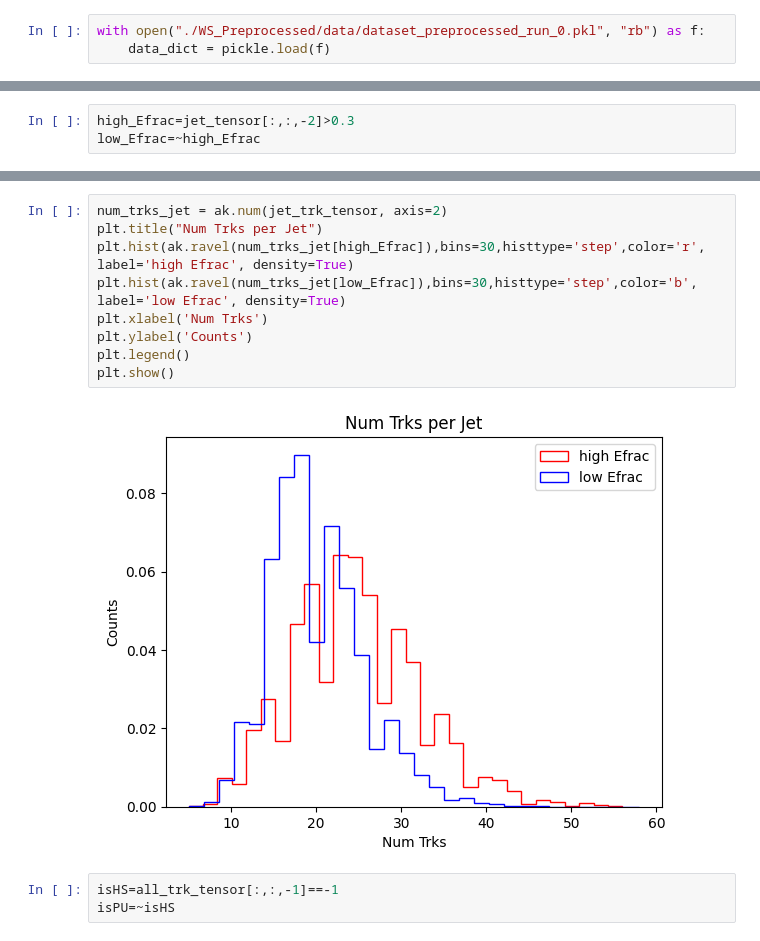
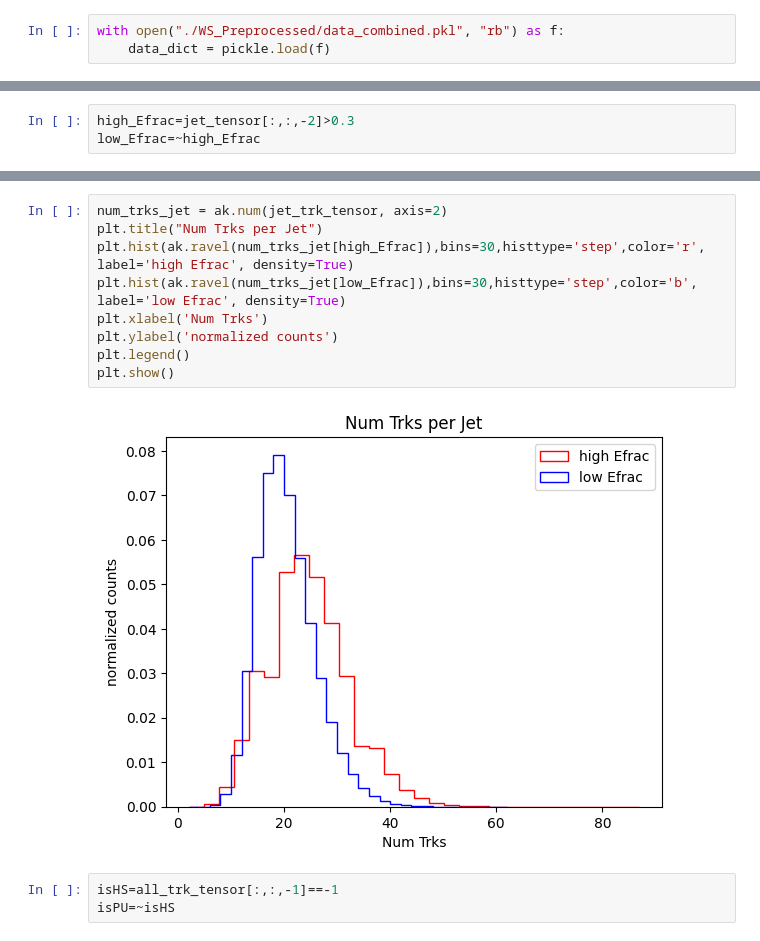
Before and after one commit to LukeV37/Dataset_Production, a Jupyter notebook: preprocessing/Indexing_Tutorial.ipynb, the cells around one changed output, grey strips where cells are left out. Drawn from its saved outputs; the diff is of its cells as text.

```diff
--- a/preprocessing/Indexing_Tutorial.ipynb
+++ b/preprocessing/Indexing_Tutorial.ipynb
@@ -4,7 +4,7 @@ import awkward as ak
 import numpy as np
 import matplotlib.pyplot as plt
 # %%
-with open("./WS_Preprocessed/data/dataset_preprocessed_run_0.pkl", "rb") as f:
+with open("./WS_Preprocessed/data_combined.pkl", "rb") as f:
     data_dict = pickle.load(f)
 # %%
 # jet_tensor is a nested tensor of shape [num_events][num_jets (VARIABLE)][feats]
@@ -47,14 +46,14 @@ plt.show()
 # %%
 num_trks_jet = ak.num(jet_trk_tensor, axis=2)
 plt.title("Num Trks per Jet")
 plt.hist(ak.ravel(num_trks_jet[high_Efrac]),bins=30,histtype='step',color='r', label='high Efrac', density=True)
 plt.hist(ak.ravel(num_trks_jet[low_Efrac]),bins=30,histtype='step',color='b', label='low Efrac', density=True)
 plt.xlabel('Num Trks')
-plt.ylabel('Counts')
+plt.ylabel('normalized counts')
 plt.legend()
 plt.show()
 # %% [output]
-[figure, old version]
+[figure, new version]
 # %%
 isHS=all_trk_tensor[:,:,-1]==-1
 isPU=~isHS
```
Also changed, not shown: parts of 23 cells of this notebook.
